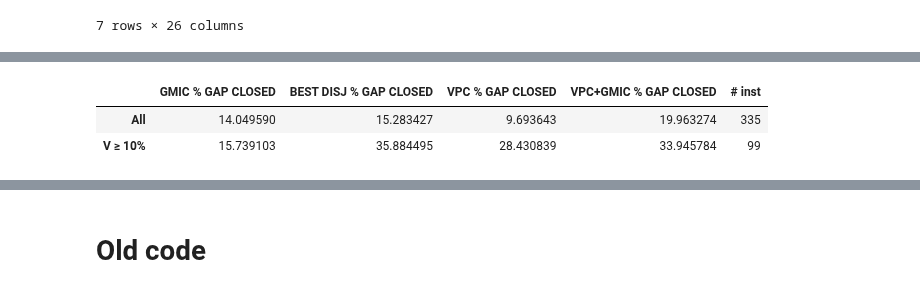
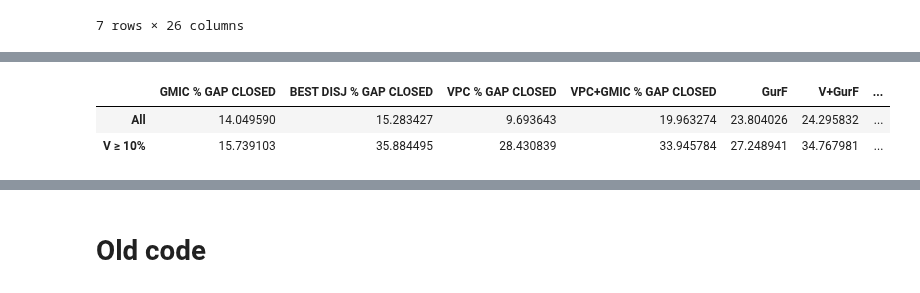
Before and after one commit to akazachk/vpc, a Jupyter notebook: plots/plots.ipynb, the cells around one changed output, grey strips where cells are left out. Cells and saved outputs as stored; diff of their text form; code cells hidden in the pictures.

```diff
--- a/plots/plots.ipynb
+++ b/plots/plots.ipynb
@@ -246,14 +187,16 @@ gap_df = df.loc[:,
                     'LP OBJ',
                     'IP OBJ',
                     'GMIC OBJ',
+                    'FIRST REF FIRST_CUT_PASS',
+                    'FIRST REF+V FIRST_CUT_PASS',
                     'NUM GMIC',
                     'NUM VPC',
                     'NUM OBJ',
                     'ExitReason']
                ]
 
-#gap_df = gap_df.loc['bm23_presolved']
-gap_df = gap_df.loc['10teams_presolved']
+gap_df = gap_df.loc['bm23_presolved']
+#gap_df = gap_df.loc['10teams_presolved']
 
 def calc_gap_closed(gap_df, col):
     # conditions = (df[col] > EPS) & np.isfinite(df[col])
@@ -270,9 +213,11 @@ def calc_gap_closed2(gap_df, col):
     choices = 100. * (gap_df[col] - gap_df["LP OBJ"]) / (gap_df["IP OBJ"] - gap_df["LP OBJ"])
     return np.select(conditions, choices, default=0.0)
 
-cut_type = "GMIC"
-col = cut_type + " OBJ"
-gap_df[cut_type + " % GAP CLOSED"] = calc_gap_closed(gap_df, col)
+
+col = "REF FIRST_CUT_PASS"
+gap_df[col + " % GAP CLOSED"] = calc_gap_closed(gap_df, "FIRST " + col)
+col = "REF+V FIRST_CUT_PASS"
+gap_df[col + " % GAP CLOSED"] = calc_gap_closed(gap_df, "FIRST " + col)
 
 display(gap_df)
 # %% [output]
@@ -562,5 +504,9 @@ display(selected_gap_df.loc['bm23_presolved'])
 #     if index[1] > 2:
 #         display(vpc_gap)
 #         break
-display(gap_df.loc[("bm23_presolved",2)])
+inst = "bm23_presolved"
+curr_df = selected_gap_df.loc[inst]
+display(curr_df.loc[0])
+# row = curr_df
+# display(gap_df.loc[("bm23_presolved",2)])
 # %% [output]
@@ -614,6 +560,16 @@ for i, inst in enumerate(selected_instances_dict.keys()):
     best_vpcgmic_dij = -1
 
     curr_df = selected_gap_df.loc[inst]
+    row = curr_df.loc[0]
+
+    GurF_gap = float(row['REF FIRST_CUT_PASS % GAP CLOSED'])
+    GurL_gap = float(row['REF LAST_CUT_PASS % GAP CLOSED'])
+
+    if GurF_gap < EPS:
+        GurF_gap = 0.
+    if GurL_gap < EPS:
+        GurL_gap = 0.
+
     for index, row in curr_df.iterrows():
         num_disj_terms = int(row['NUM DISJ TERMS'])
         if num_disj_terms <= 0:
@@ -624,9 +580,7 @@ for i, inst in enumerate(selected_instances_dict.keys()):
         disj_gap = float(row['BEST DISJ % GAP CLOSED'])
         vpc_gap = float(row['VPC % GAP CLOSED'])
         vpcgmic_gap = float(row['VPC+GMIC % GAP CLOSED'])
-        GurF_gap = float(row['REF FIRST_CUT_PASS % GAP CLOSED'])
         VGurF_gap = float(row['REF+V FIRST_CUT_PASS % GAP CLOSED'])
-        GurL_gap = float(row['REF LAST_CUT_PASS % GAP CLOSED'])
         VGurL_gap = float(row['REF+V LAST_CUT_PASS % GAP CLOSED'])
 
         if gmic_gap < EPS:
@@ -693,39 +647,43 @@ Processing instance 334 with name zib54-UUE_presolved.
 # %%
 ## Create avg_df = average gap closed across instances
 
 # display(best_df.head())
 avg_df = pd.DataFrame(
     columns = [
         'GMIC % GAP CLOSED',
         'BEST DISJ % GAP CLOSED',
         'VPC % GAP CLOSED',
         'VPC+GMIC % GAP CLOSED',
+        'GurF',
+        'V+GurF',
+        'GurL',
+        'V+GurL',
 #         'BEST VPC DISJ',
 #         'BEST GMIC+VPC DISJ',
     ],
     index = [
         'All',
         'V ≥ 10%'
     ],
     dtype = float
 )
 
-ncols = 4
-
-avg_df.iloc[0] = [best_df[avg_df.columns[i]].mean() for i in range(ncols)]
-
 col = best_df['VPC % GAP CLOSED'].astype(float)
 good_vpc_df = best_df[col >= 10.]
 
+ncols = 8
+nrows = 2
+
+avg_df.iloc[0] = [best_df[avg_df.columns[i]].mean() for i in range(ncols)]
 avg_df.iloc[1] = [good_vpc_df[avg_df.columns[i]].mean() for i in range(ncols)]
 
 avg_df['# inst'] = [len(best_df), len(good_vpc_df)]
 
 display(avg_df)
 # %% [output]
-|  | GMIC % GAP CLOSED | BEST DISJ % GAP CLOSED | VPC % GAP CLOSED | VPC+GMIC % GAP CLOSED | # inst |
-| All | 14.049590 | 15.283427 | 9.693643 | 19.963274 | 335 |
-| V ≥ 10% | 15.739103 | 35.884495 | 28.430839 | 33.945784 | 99 |
+|  | GMIC % GAP CLOSED | BEST DISJ % GAP CLOSED | VPC % GAP CLOSED | VPC+GMIC % GAP CLOSED | GurF | V+GurF | ... |
+| All | 14.049590 | 15.283427 | 9.693643 | 19.963274 | 23.804026 | 24.295832 | ... |
+| V ≥ 10% | 15.739103 | 35.884495 | 28.430839 | 33.945784 | 27.248941 | 34.767981 | ... |
 # %%
 best_df
 # %% [output]
```
Also changed, not shown: parts of 6 cells of this notebook.
